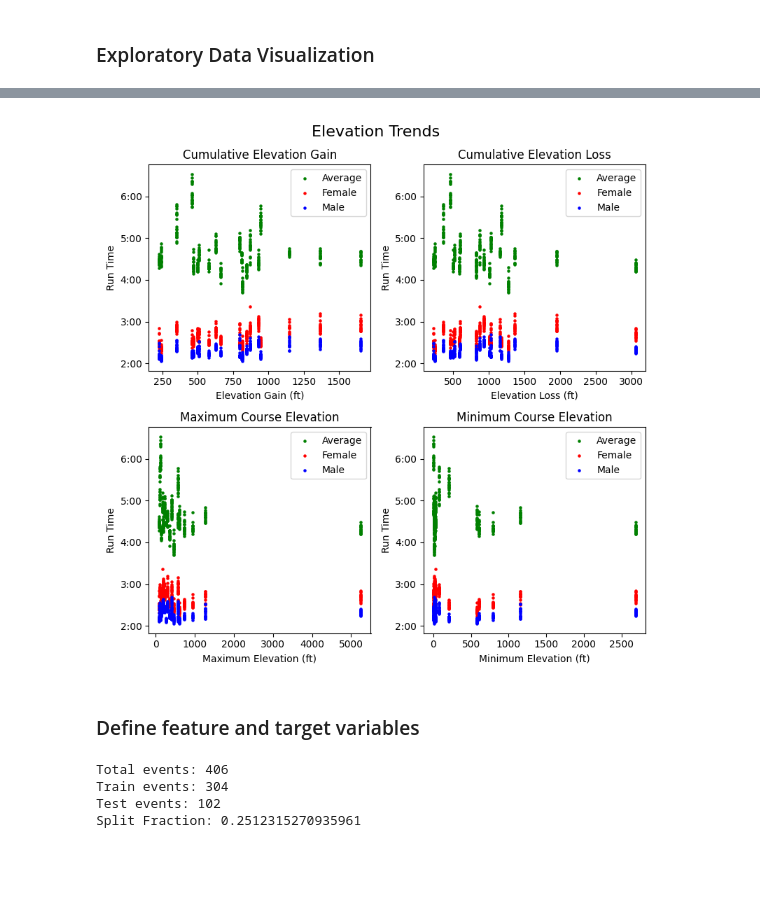
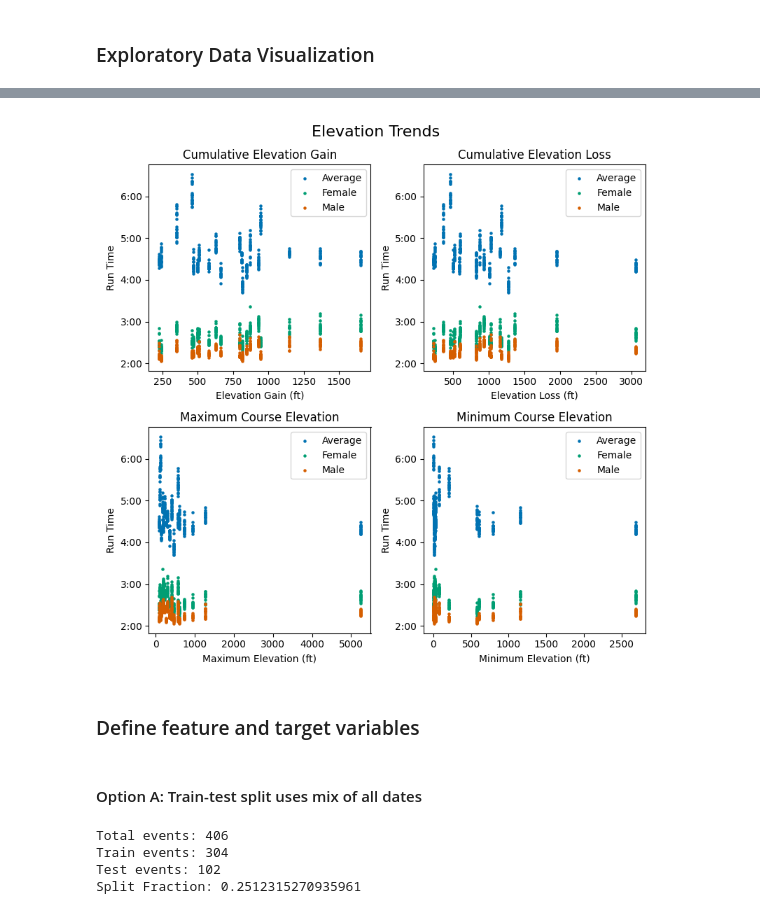
Before and after one commit to michael-p-k/MarathonPredictor, a Jupyter notebook: MarathonPredictor.ipynb, the cells around one changed output, grey strips where cells are left out. Cells and saved outputs as stored; diff of their text form; code cells hidden in the pictures; blank space fills up the shorter version.

```diff
--- a/MarathonPredictor.ipynb
+++ b/MarathonPredictor.ipynb
@@ -112,0 +72,2 @@ fig.tight_layout()
+# %%
+plt.style.use('seaborn-colorblind')
@@ -183,48 +179,48 @@ fig.tight_layout()
 # 'Elev Max', 'Elev Min',
 fig, axs = plt.subplots(2,2,figsize=(8,8))
 ((ax1,ax2),(ax3,ax4)) = axs
 
-ax1.scatter(X['Elev Gain'],y_average,color='g', s=5, label='Average')
-ax1.scatter(X['Elev Gain'],y_female,color='r', s=5, label='Female')
-ax1.scatter(X['Elev Gain'],y_male,color='b', s=5, label='Male')
+ax1.scatter(full_df['Elev Gain'],y_average, s=5, label='Average')
+ax1.scatter(full_df['Elev Gain'],y_female, s=5, label='Female')
+ax1.scatter(full_df['Elev Gain'],y_male, s=5, label='Male')
 ax1.set_xlabel('Elevation Gain (ft)')
 ax1.set_ylabel('Run Time')
 ax1.set_title('Cumulative Elevation Gain')
 
-ax2.scatter(X['Elev Loss'],y_average,color='g', s=5, label='Average')
-ax2.scatter(X['Elev Loss'],y_female,color='r', s=5, label='Female')
-ax2.scatter(X['Elev Loss'],y_male,color='b', s=5, label='Male')
+ax2.scatter(full_df['Elev Loss'],y_average, s=5, label='Average')
+ax2.scatter(full_df['Elev Loss'],y_female, s=5, label='Female')
+ax2.scatter(full_df['Elev Loss'],y_male, s=5, label='Male')
 ax2.set_xlabel('Elevation Loss (ft)')
 ax2.set_ylabel('Run Time')
 ax2.set_title('Cumulative Elevation Loss')
 
-ax3.scatter(X['Elev Max'],y_average,color='g', s=5, label='Average')
-ax3.scatter(X['Elev Max'],y_female,color='r', s=5, label='Female')
-ax3.scatter(X['Elev Max'],y_male,color='b', s=5, label='Male')
+ax3.scatter(full_df['Elev Max'],y_average, s=5, label='Average')
+ax3.scatter(full_df['Elev Max'],y_female, s=5, label='Female')
+ax3.scatter(full_df['Elev Max'],y_male, s=5, label='Male')
 ax3.set_xlabel('Maximum Elevation (ft)')
 ax3.set_ylabel('Run Time')
 ax3.set_title('Maximum Course Elevation')
 
-ax4.scatter(X['Elev Min'],y_average,color='g', s=5, label='Average')
-ax4.scatter(X['Elev Min'],y_female,color='r', s=5, label='Female')
-ax4.scatter(X['Elev Min'],y_male,color='b', s=5, label='Male')
+ax4.scatter(full_df['Elev Min'],y_average, s=5, label='Average')
+ax4.scatter(full_df['Elev Min'],y_female, s=5, label='Female')
+ax4.scatter(full_df['Elev Min'],y_male, s=5, label='Male')
 ax4.set_xlabel('Minimum Elevation (ft)')
 ax4.set_ylabel('Run Time')
 ax4.set_title('Minimum Course Elevation')
 
 # Set tick labels and legends
 for ax in [ax1,ax2,ax3,ax4]:
     ax.yaxis.set_major_locator(mticker.MultipleLocator(base=3600))
     ax.yaxis.set_major_formatter(formatter)
     ax.legend()
 
 fig.suptitle('Elevation Trends', fontsize=16)
 
 fig.tight_layout()
 # %% [output]
-[figure, old version]
+[figure, new version]
 # %% [markdown]
-### Define feature and target variables ###
+### Define feature and target variables
 # %%
 # Load full data
 directory = 'full_df_csvs'
@@ -237,6 +233,8 @@ time_cols = ['Male Win','Female Win','Average Time','Time STD']
 full_df[time_cols] = (full_df[time_cols].apply(pd.to_timedelta))
 
 # full_df.dtypes
+# %% [markdown]
+#### Option A: Train-test split uses mix of all dates
 # %%
 # Train-test split is random
 from sklearn.model_selection import train_test_split
```
Also changed, not shown: parts of 12 cells of this notebook.
